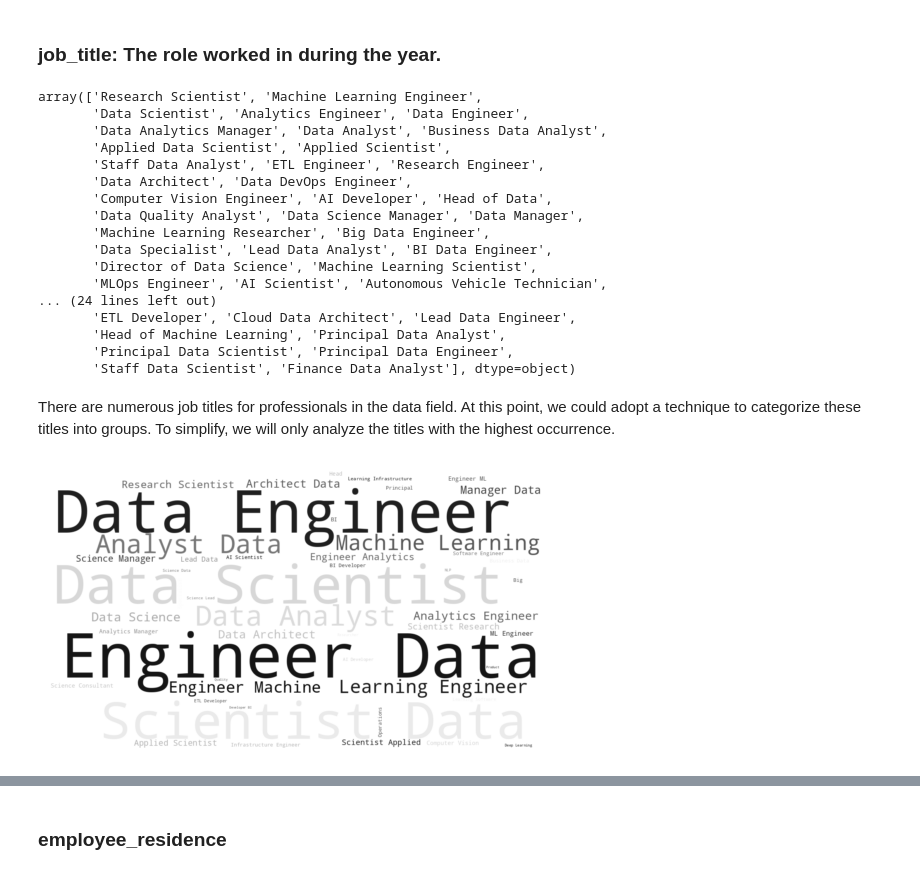
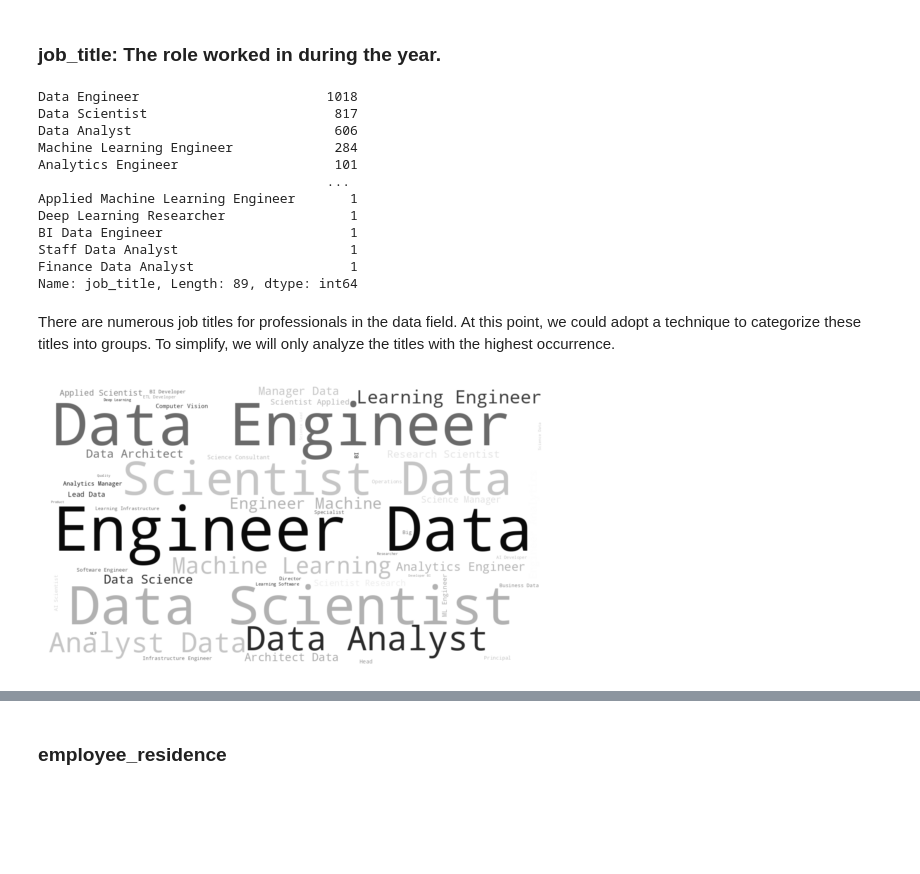
Before and after one commit to viniciusparede/data-science-job-salaries, a Jupyter notebook: notebooks/eda.ipynb, the cells around one changed output, grey strips where cells are left out. Drawn from its saved outputs; the diff is of its cells as text; code cells hidden in the pictures; blank space fills up the shorter version.

```diff
--- a/notebooks/eda.ipynb
+++ b/notebooks/eda.ipynb
@@ -283,43 +306,40 @@ fig.show()
 # %% [markdown]
 ### job_title: The role worked in during the year.
 # %%
-df["job_title"].unique()
+df["job_title"].value_counts()
 # %% [output]
-array(['Research Scientist', 'Machine Learning Engineer',
-       'Data Scientist', 'Analytics Engineer', 'Data Engineer',
-       'Data Analytics Manager', 'Data Analyst', 'Business Data Analyst',
-       'Applied Data Scientist', 'Applied Scientist',
-       'Staff Data Analyst', 'ETL Engineer', 'Research Engineer',
-       'Data Architect', 'Data DevOps Engineer',
-       'Computer Vision Engineer', 'AI Developer', 'Head of Data',
-       'Data Quality Analyst', 'Data Science Manager', 'Data Manager',
-       'Machine Learning Researcher', 'Big Data Engineer',
-       'Data Specialist', 'Lead Data Analyst', 'BI Data Engineer',
-       'Director of Data Science', 'Machine Learning Scientist',
-       'MLOps Engineer', 'AI Scientist', 'Autonomous Vehicle Technician',
-... (24 lines left out)
-       'ETL Developer', 'Cloud Data Architect', 'Lead Data Engineer',
-       'Head of Machine Learning', 'Principal Data Analyst',
-       'Principal Data Scientist', 'Principal Data Engineer',
-       'Staff Data Scientist', 'Finance Data Analyst'], dtype=object)
+Data Engineer                        1018
+Data Scientist                        817
+Data Analyst                          606
+Machine Learning Engineer             284
+Analytics Engineer                    101
+                                     ...
+Applied Machine Learning Engineer       1
+Deep Learning Researcher                1
+BI Data Engineer                        1
+Staff Data Analyst                      1
+Finance Data Analyst                    1
+Name: job_title, Length: 89, dtype: int64
 # %% [markdown]
 There are numerous job titles for professionals in the data field. At this point, we could adopt a technique to categorize these titles into groups. To simplify, we will only analyze the titles with the highest occurrence.
 # %%
 import matplotlib.colors as mcolors
 
 # Cria a paleta de cores
 cmap = mcolors.LinearSegmentedColormap.from_list('black_to_white', ['#000000', '#ffffff'])
+
+palavras = df["job_title"].values
 
 # Cria um objeto WordCloud com as palavras do array e a paleta de cores personalizada
 nuvem_palavras = WordCloud(background_color='white', width=1280, height=720, colormap=cmap, max_words=50).generate(' '.join(palavras))
 
 # Cria o gráfico
 fig, ax = plt.subplots()
 ax.imshow(nuvem_palavras, interpolation='bilinear')
 ax.axis("off")
 plt.show()
 # %% [output]
-[figure, old version]
+[figure, new version]
 # %%
 jobs_title = df["job_title"].value_counts().sort_values(ascending=False)
 
```
Also changed, not shown: parts of 32 cells of this notebook.
